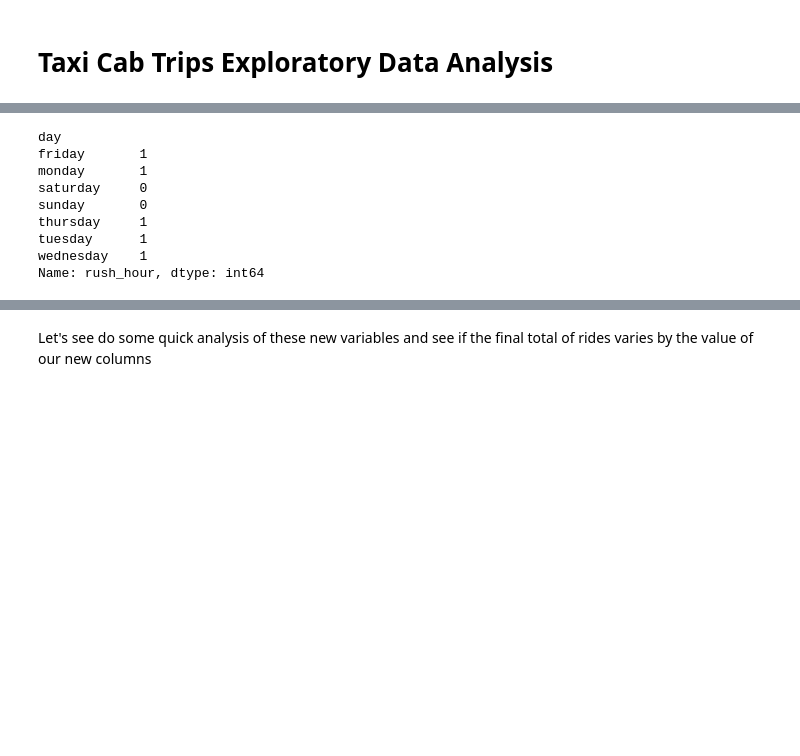
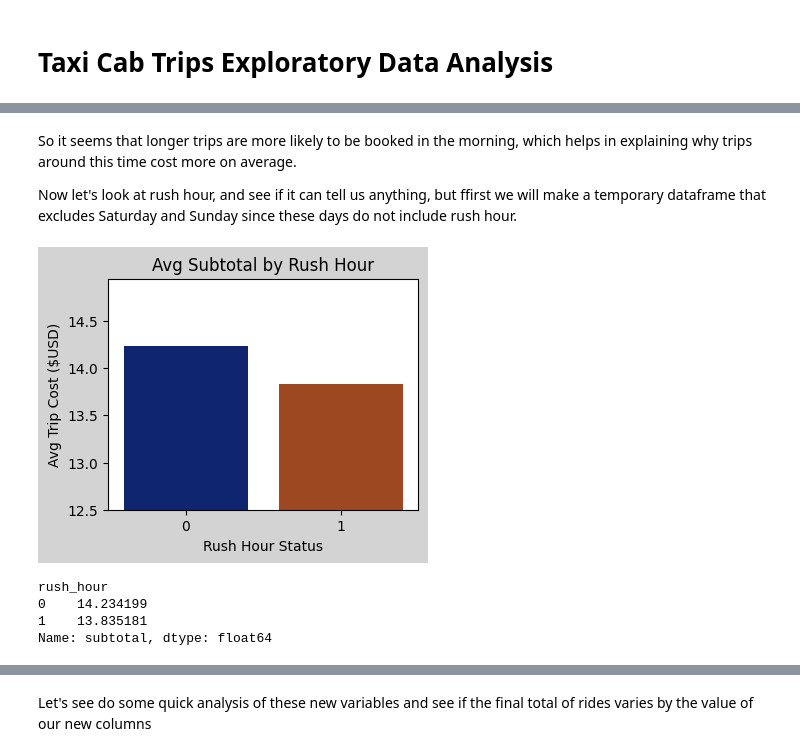
Before and after one commit to DonFetti/TaxiCab_Project, a Jupyter notebook: taxi_exploratory.ipynb, the cells around one changed output, grey strips where cells are left out. Cells and saved outputs as stored; diff of their text form; code cells hidden in the pictures; blank space fills up the shorter version.

```diff
--- a/taxi_exploratory.ipynb
+++ b/taxi_exploratory.ipynb
@@ -111,12 +99,26 @@ Let's quickly verify saturday and sunday are never encoded as rush_hour
-# %%
-df.groupby("day")["rush_hour"].max()
-# %% [output]
-day
-friday       1
-monday       1
-saturday     0
-sunday       0
-thursday     1
-tuesday      1
-wednesday    1
-Name: rush_hour, dtype: int64
+# %% [markdown]
+So it seems that longer trips are more likely to be booked in the morning, which helps in explaining why trips around this time cost more on average.
+
+Now let's look at rush hour, and see if it can tell us anything, but ffirst we will make a temporary dataframe that excludes Saturday and Sunday since these days do not include rush hour.
+# %%
+# Seperate out the weekends so that a comparison can be made on rush_hour using only weekdays
+df_no_weekends = df[(df["day"] != "saturday") & (df["day"] != "sunday")]
+
+rush_hour_costs = df_no_weekends.groupby("rush_hour")["subtotal"].mean()
+
+plt.figure(figsize=(4, 3))
+plt.gcf().set_facecolor('lightgrey')
+sns.barplot(x=rush_hour_costs.index, y=rush_hour_costs.values, palette="dark", hue = rush_hour_costs.index, legend= False)
+plt.ylim(12.5)
+plt.ylabel("Avg Trip Cost ($USD)")
+plt.title("Avg Subtotal by Rush Hour")
+plt.xlabel("Rush Hour Status")
+plt.show()
+
+print(rush_hour_costs)
+# %% [output]
+[figure, added]
+rush_hour
+0    14.234199
+1    13.835181
+Name: subtotal, dtype: float64
```
Also changed, not shown: parts of 57 cells of this notebook.
